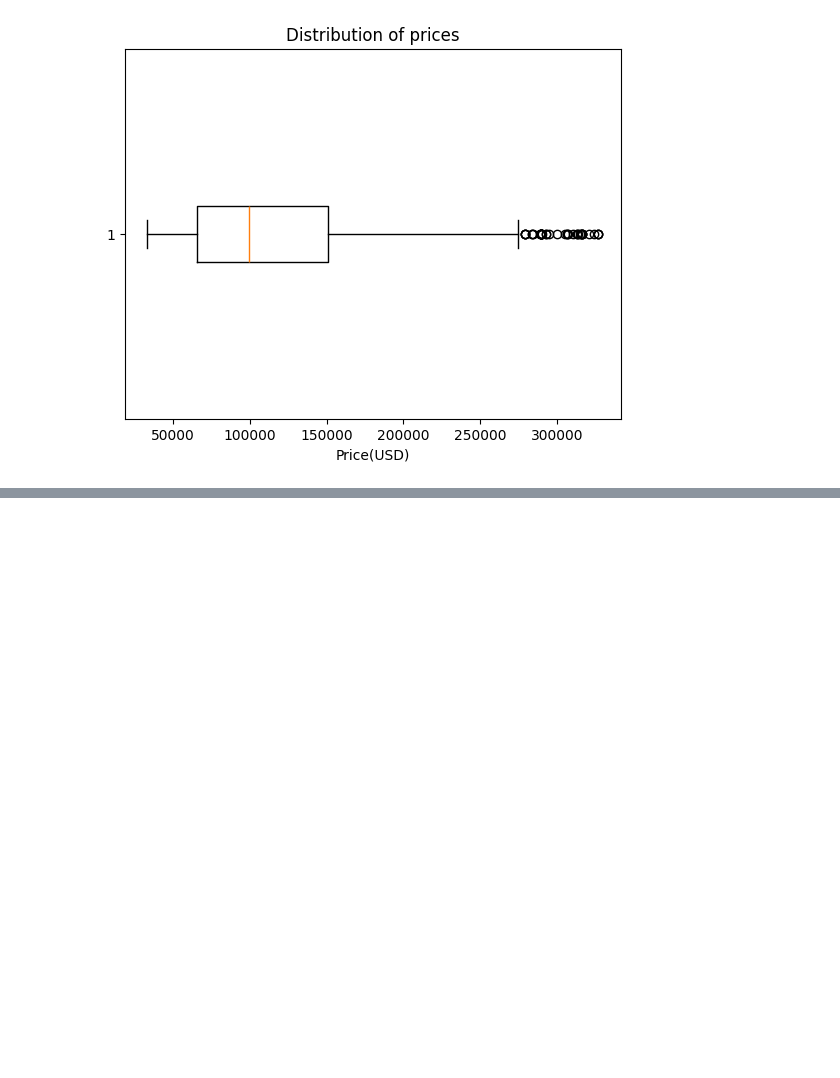
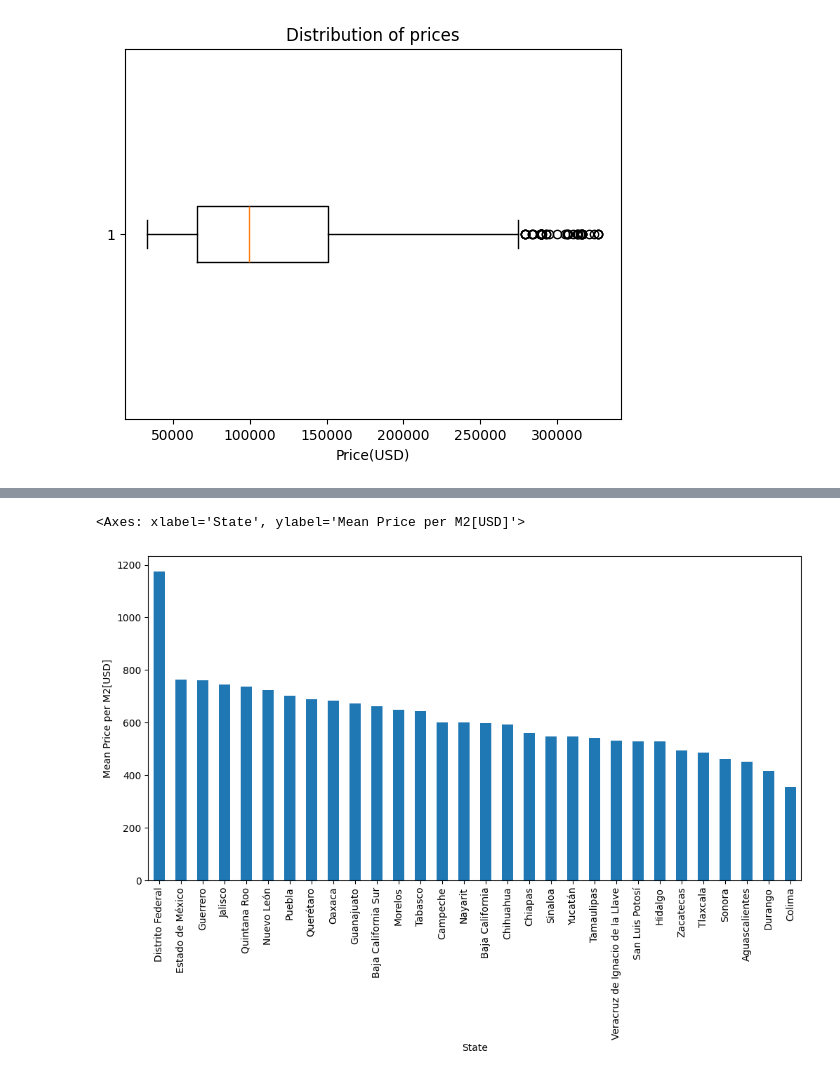
Before and after one commit to HiNacho/linear_regression, a Jupyter notebook: mexico_real_estate/mexico.ipynb, the cells around one changed output, grey strips where cells are left out. Saved outputs shown, nothing was run; the diff lists cells and outputs as text; code cells hidden in the pictures; blank space fills up the shorter version.

```diff
--- a/mexico_real_estate/mexico.ipynb
+++ b/mexico_real_estate/mexico.ipynb
@@ -140,0 +152,3 @@ plt.show()
+# %%
+df["price_per_m2"] = df["price_usd"] / df["area_m2"]
+df["price_per_m2"].describe()
@@ -140,0 +165,12 @@ plt.show()
+# %%
+(df
+ .groupby("state")["price_per_m2"].mean()
+ .sort_values(ascending=False)
+ .plot(
+     kind="bar",
+      xlabel = "State",
+       ylabel = "Mean Price per M2[USD]",
+         figsize=(12, 6)))
+# %% [output]
+<Axes: xlabel='State', ylabel='Mean Price per M2[USD]'>
+[figure, added]
```
Also changed, not shown: parts of 13 cells of this notebook.
